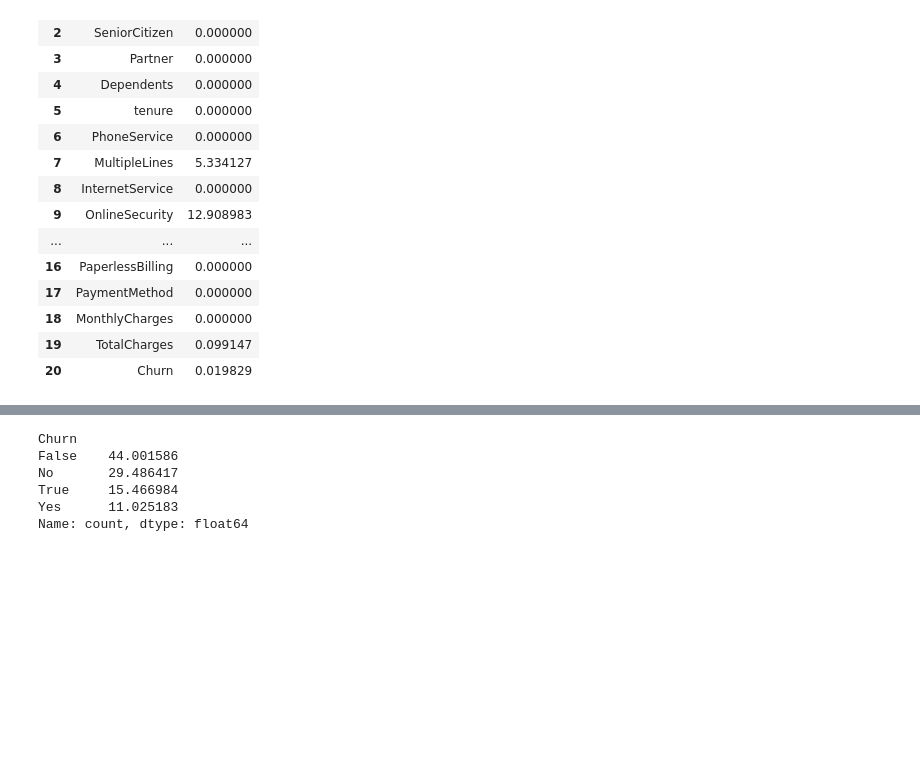
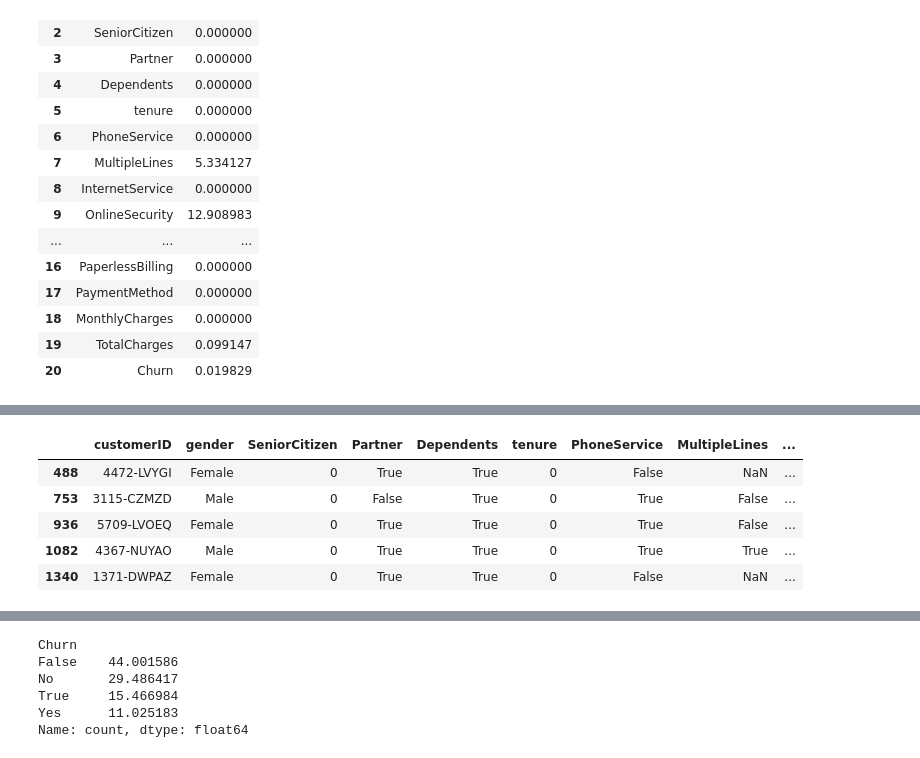
Before and after one commit to Josiegithub/Customer-Churn-Analysis, a Jupyter notebook: Notebook/notebook.ipynb, the cells around one changed output, grey strips where cells are left out. Cells and saved outputs as stored; diff of their text form; code cells hidden in the pictures; blank space fills up the shorter version.

```diff
--- a/Notebook/notebook.ipynb
+++ b/Notebook/notebook.ipynb
@@ -300,0 +369,10 @@ missing
+# %%
+# View the missing values
+train_data[train_data["TotalCharges"].isna()].head()
+# %% [output]
+|  | customerID | gender | SeniorCitizen | Partner | Dependents | tenure | PhoneService | MultipleLines | ... |
+| 488 | 4472-LVYGI | Female | 0 | True | True | 0 | False | NaN | ... |
+| 753 | 3115-CZMZD | Male | 0 | False | True | 0 | True | False | ... |
+| 936 | 5709-LVOEQ | Female | 0 | True | True | 0 | True | False | ... |
+| 1082 | 4367-NUYAO | Male | 0 | True | True | 0 | True | True | ... |
+| 1340 | 1371-DWPAZ | Female | 0 | True | True | 0 | False | NaN | ... |
```
Also changed, not shown: parts of 21 cells of this notebook, 1 other file.
